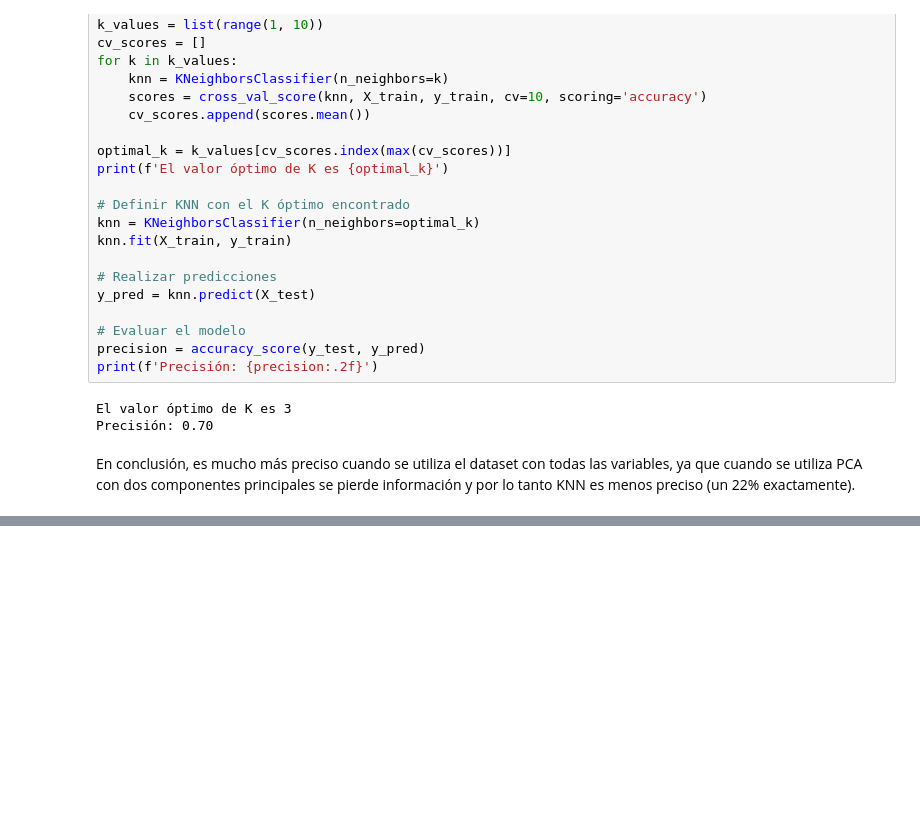
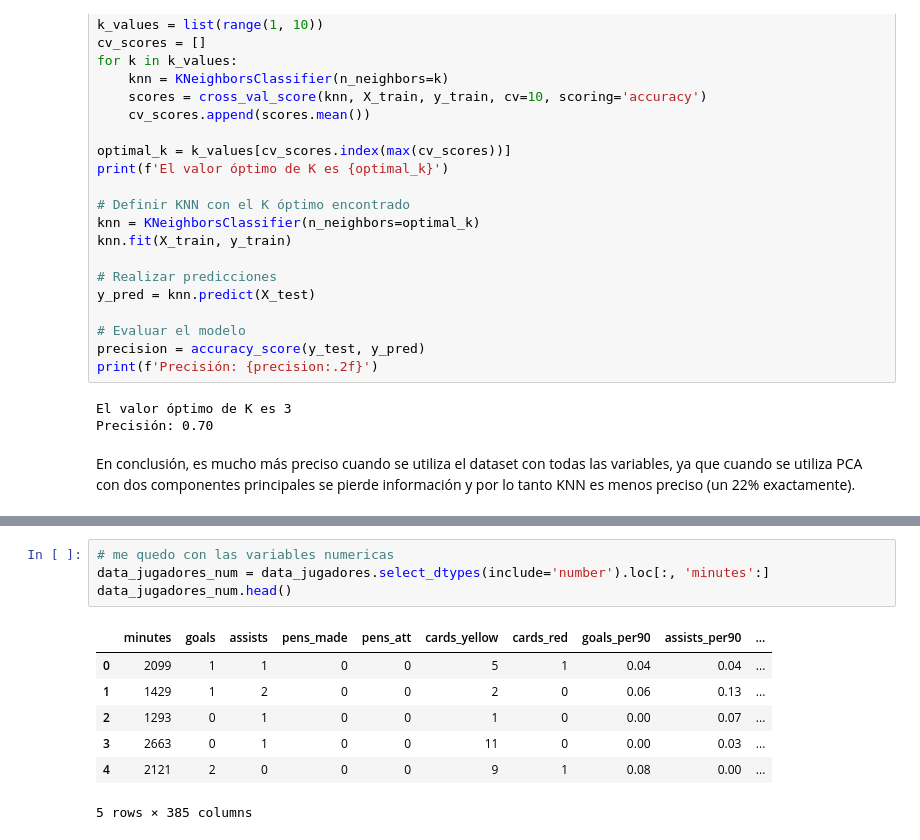
Before and after one commit to joacokoif/tp2_fulbo_ldd, a Jupyter notebook: tp2_LDD_Futbol_Analytics.ipynb, the cells around one changed output, grey strips where cells are left out. Saved outputs shown, nothing was run; the diff lists cells and outputs as text; blank space fills up the shorter version.

```diff
--- a/tp2_LDD_Futbol_Analytics.ipynb
+++ b/tp2_LDD_Futbol_Analytics.ipynb
@@ -387,0 +498,12 @@ En conclusión, es mucho más preciso cuando se utiliza el dataset con todas las
+# %%
+# me quedo con las variables numericas
+data_jugadores_num = data_jugadores.select_dtypes(include='number').loc[:, 'minutes':]
+data_jugadores_num.head()
+# %% [output]
+|  | minutes | goals | assists | pens_made | pens_att | cards_yellow | cards_red | goals_per90 | assists_per90 | ... |
+| 0 | 2099 | 1 | 1 | 0 | 0 | 5 | 1 | 0.04 | 0.04 | ... |
+| 1 | 1429 | 1 | 2 | 0 | 0 | 2 | 0 | 0.06 | 0.13 | ... |
+| 2 | 1293 | 0 | 1 | 0 | 0 | 1 | 0 | 0.00 | 0.07 | ... |
+| 3 | 2663 | 0 | 1 | 0 | 0 | 11 | 0 | 0.00 | 0.03 | ... |
+| 4 | 2121 | 2 | 0 | 0 | 0 | 9 | 1 | 0.08 | 0.00 | ... |
+5 rows × 385 columns
```
Also changed, not shown: parts of 20 cells of this notebook.
